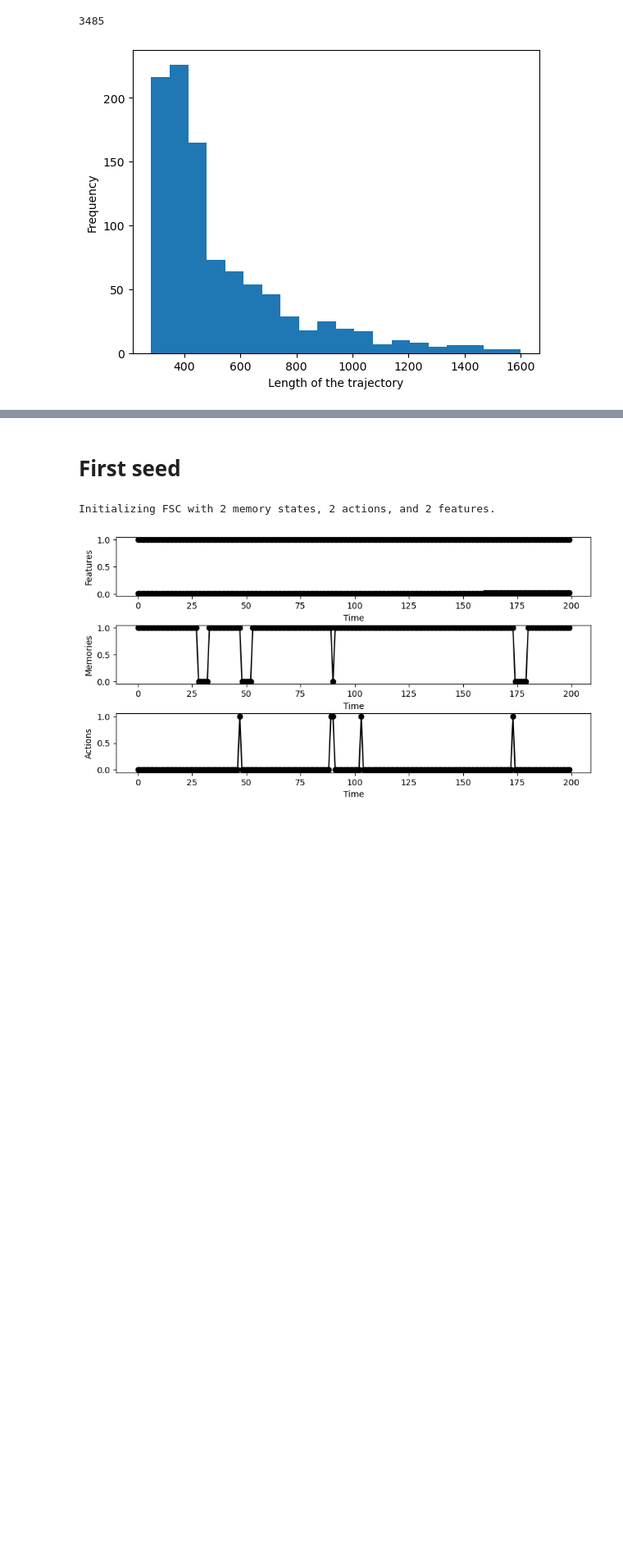
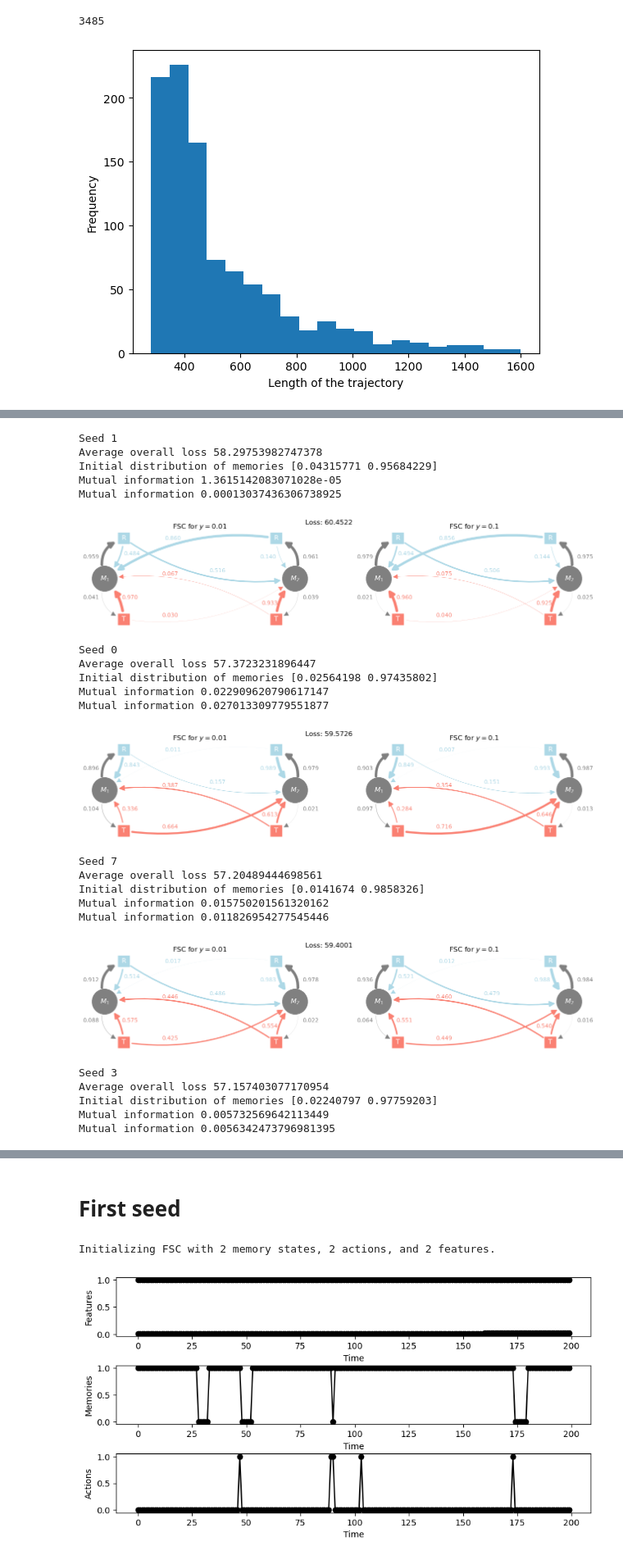
Before and after one commit to giorgionicoletti/InferenceFSCs, a Jupyter notebook: notebooks/data_FSC_checks.ipynb, the cells around one changed output, grey strips where cells are left out. Shown at 82% size. Cells and saved outputs as stored; diff of their text form; code cells hidden in the pictures; blank space fills up the shorter version.

```diff
--- a/notebooks/data_FSC_checks.ipynb
+++ b/notebooks/data_FSC_checks.ipynb
@@ -119,7 +119,7 @@ def plot_network(ax, piprob, pitilde_prob,
             ax.text(x, y, f'{prob:.3f}', fontsize=10, color=colors[u])
 
     xshifts = {'R1': 0., 'T1': -0.5, 'R2': -0.27, 'T2': -0.3}
-    yshifts = {'R1': -0.35, 'T1': -0.45, 'R2': 0.4, 'T2': 0.58}
+    yshifts = {'R1': -0.35, 'T1': -0.45, 'R2': 0.45, 'T2': 0.58}
 
     for i, (u, v, prob) in enumerate(action_to_memory_edges):
         width = prob * pscale
@@ -204,0 +224,78 @@ for seed in seeds:
+# %%
+c_array = np.array([1e-2, 1e-1])
+feature_array = np.array([np.ones(c_array.size), c_array])
+
+sorted_seeds_idx = np.argsort([vl[-1] for vl in vloss_list])[::-1]
+
+for idx_seed_srt in sorted_seeds_idx:
+    idx_seed = seeds[idx_seed_srt]
+    print(f"Seed {idx_seed}")
+
+    FSC_inferred = FSC_ContinuousObs(theta_list[idx_seed], psi_list[idx_seed], verbose = False)
+    FSC_inferred.load_features([tr["features"] for tr in trajectories])
+
+    TMat_array = FSC_inferred.get_TMat(feature_array)
+
+    pi_prob = TMat_array.sum(axis = 2)
+    pitilde_prob = TMat_array/pi_prob[:, :, None, :]
+
+    nLL = 0
+
+    for trj in trajectories:
+        nLL += FSC_inferred.evaluate_nloglikelihood(trj)
+
+    print("Average overall loss", nLL/len(trajectories))
+    print("Initial distribution of memories", FSC_inferred.rho)
+
+    fig, (ax1, ax2) = plt.subplots(1, 2, figsize=(16, 3))
+
+    idx_y = 0
+    joint = pi_prob[idx_y]*np.ones(M)[..., None]/M
+    pA = np.sum(joint, axis = 0)
+    pM = np.sum(joint, axis = 1)
+
+    log_arg = joint / (pA[None, :] * pM[:, None])
+
+    print("Mutual information", np.sum(joint * np.log2(log_arg)))
+    plot_network(ax1, pi_prob[idx_y], pitilde_prob[idx_y], title=f"FSC for $y = {np.round(c_array[idx_y], 3)}$")
+
+    idx_y = -1
+    joint = pi_prob[idx_y]*np.ones(M)[..., None]/M
+    pA = np.sum(joint, axis = 0)
+    pM = np.sum(joint, axis = 1)
+
+    log_arg = joint / (pA[None, :] * pM[:, None])
+
+    print("Mutual information", np.sum(joint * np.log2(log_arg)))
+
+    plot_network(ax2, pi_prob[idx_y], pitilde_prob[idx_y], title=f"FSC for $y = {np.round(c_array[idx_y], 3)}$")
+
+    overall_title = f"Loss: {np.round(vloss_list[idx_seed][-1], 4)}"
+    fig.suptitle(overall_title, fontsize=12)
+
+    plt.subplots_adjust(wspace=0.2)
+    plt.show()
+# %% [output]
+Seed 1
+Average overall loss 58.29753982747378
+Initial distribution of memories [0.04315771 0.95684229]
+Mutual information 1.3615142083071028e-05
+Mutual information 0.00013037436306738925
+[figure, added]
+Seed 0
+Average overall loss 57.3723231896447
+Initial distribution of memories [0.02564198 0.97435802]
+Mutual information 0.022909620790617147
+Mutual information 0.027013309779551877
+[figure, added]
+Seed 7
+Average overall loss 57.20489444698561
+Initial distribution of memories [0.0141674 0.9858326]
+Mutual information 0.015750201561320162
+Mutual information 0.011826954277545446
+[figure, added]
+Seed 3
+Average overall loss 57.157403077170954
+Initial distribution of memories [0.02240797 0.97759203]
+Mutual information 0.005732569642113449
+Mutual information 0.0056342473796981395
```
Also changed, not shown: parts of 5 cells of this notebook.
